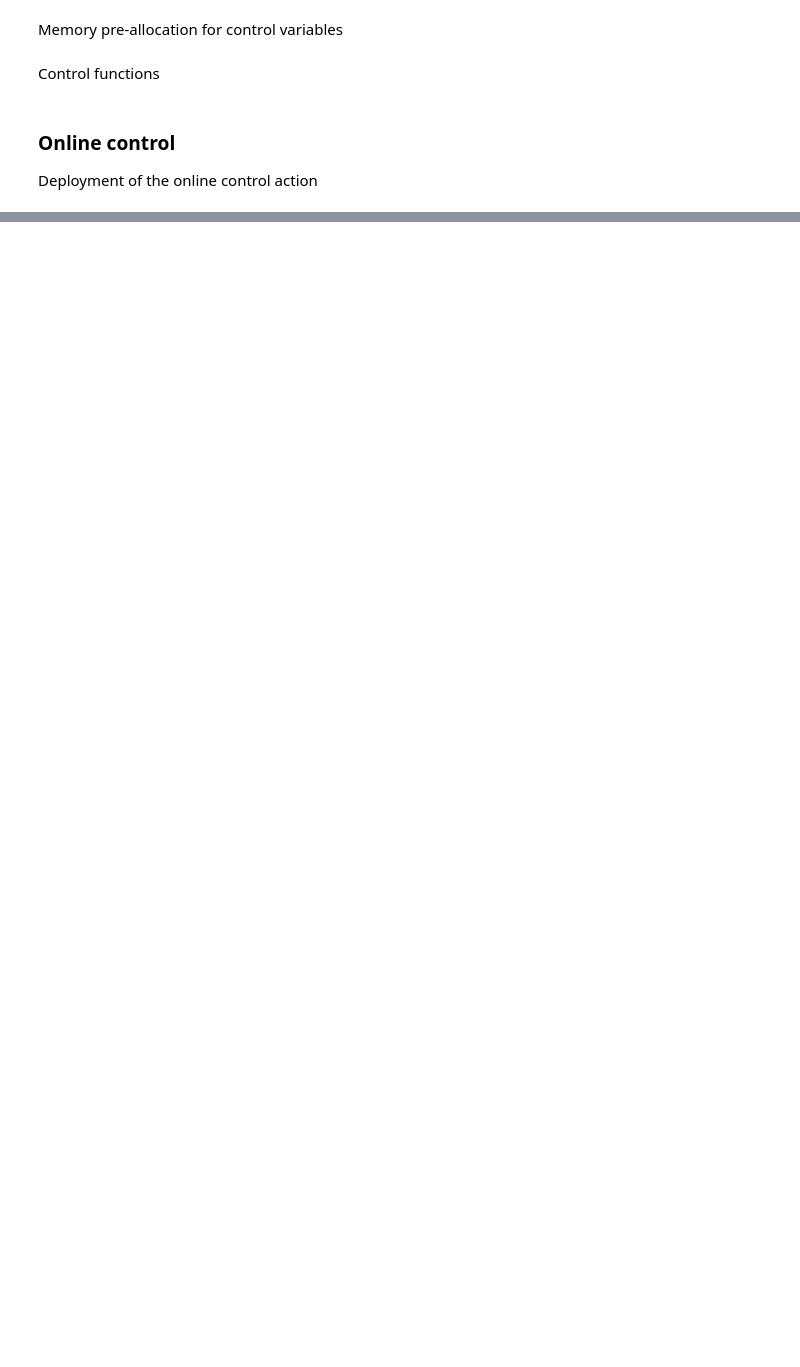
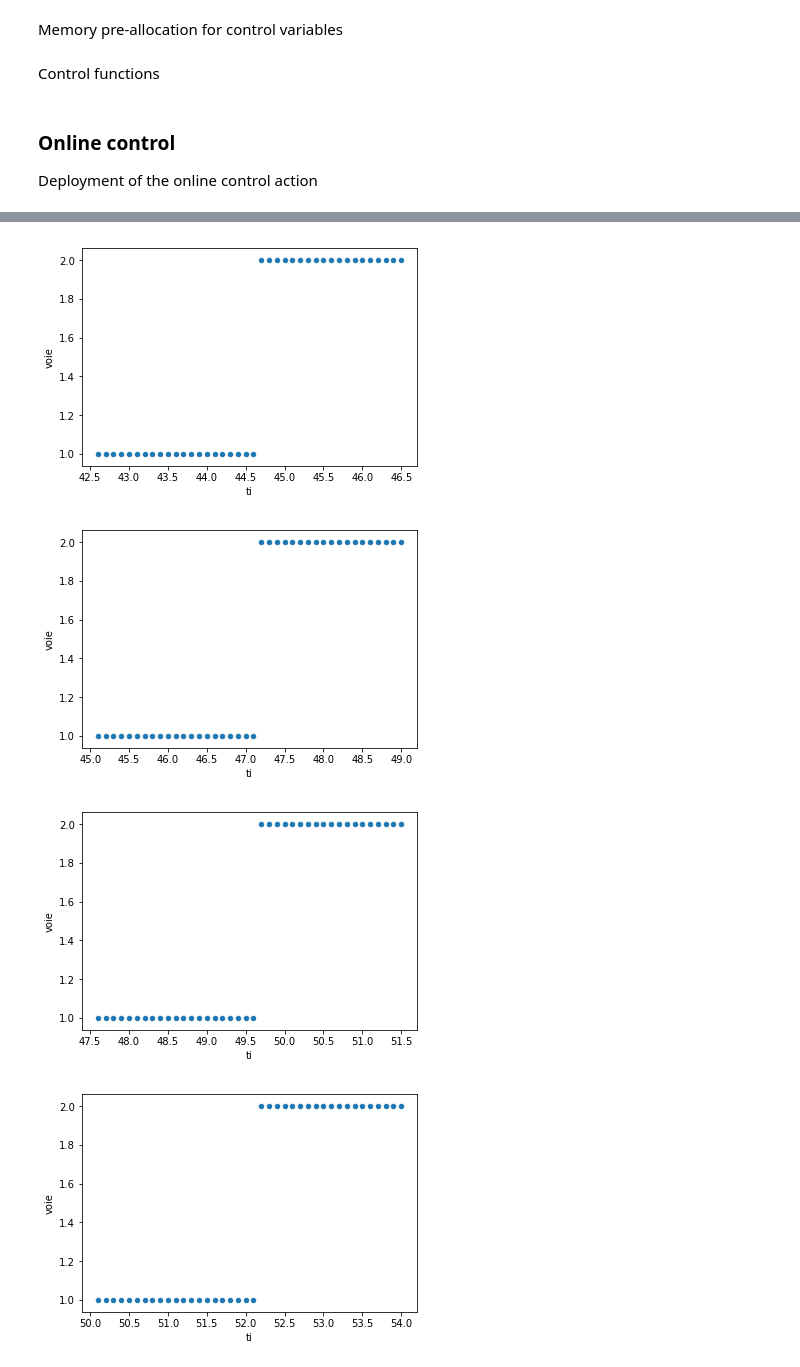
Before and after one commit to licit-lab/hierarchical-split-platooning, a Jupyter notebook: Notebooks/01-ISTTT2019.ipynb, the cells around one changed output, grey strips where cells are left out. Drawn from its saved outputs; the diff is of its cells as text; code cells hidden in the pictures; blank space fills up the shorter version.

```diff
--- a/Notebooks/01-ISTTT2019.ipynb
+++ b/Notebooks/01-ISTTT2019.ipynb
@@ -516,0 +578,8 @@ iplot([go.Scatter(x=[1, 2, 3], y=[3, 1, 6])])
+# %%
+# Lane change time HDV
+trajDf[(trajDf['type']=='HDV') & (trajDf['tron']=='Merge_zone')].groupby('id').plot(kind='scatter',x='ti',y='voie');
+# %% [output]
+[figure, added]
+[figure, added]
+[figure, added]
+[figure, added]
```
Also changed, not shown: parts of 12 cells of this notebook.
